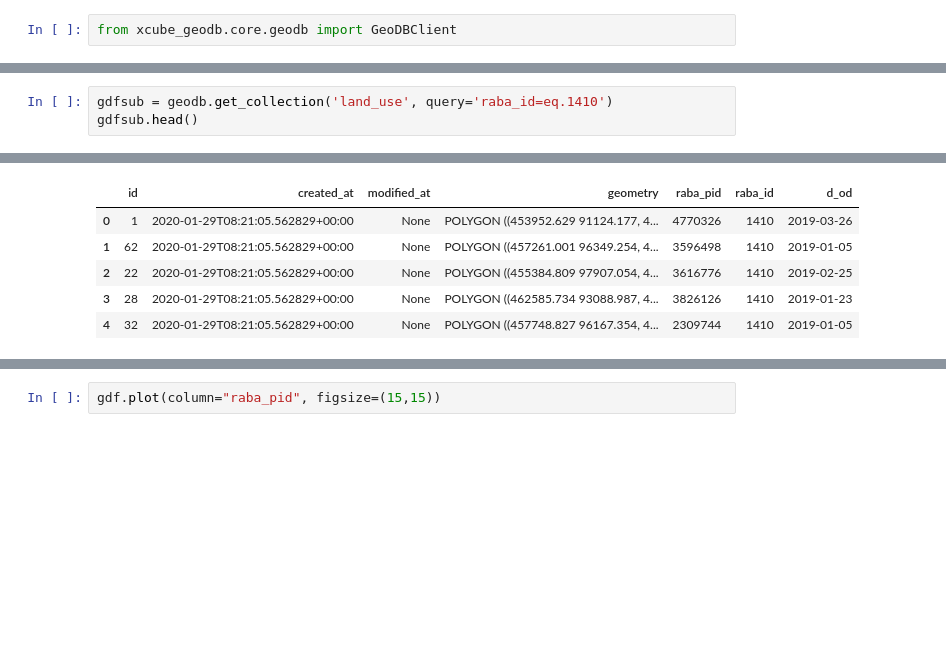
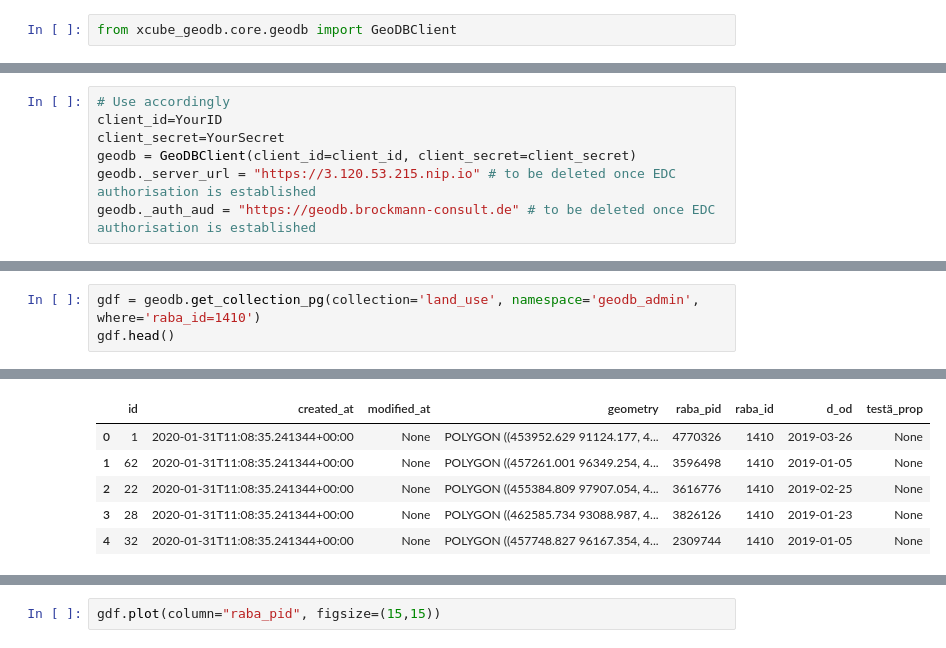
Before and after one commit to xcube-dev/xcube-geodb, a Jupyter notebook: notebooks/geodb_explore_datasets.ipynb, the cells around one changed output, grey strips where cells are left out. Cells and saved outputs as stored; diff of their text form; blank space fills up the shorter version.

```diff
--- a/notebooks/geodb_explore_datasets.ipynb
+++ b/notebooks/geodb_explore_datasets.ipynb
@@ -26,0 +26,7 @@ geodb.whoami
+# %%
+# Use accordingly
+client_id=YourID
+client_secret=YourSecret
+geodb = GeoDBClient(client_id=client_id, client_secret=client_secret)
+geodb._server_url = "https://3.120.53.215.nip.io" # to be deleted once EDC authorisation is established
+geodb._auth_aud = "https://geodb.brockmann-consult.de" # to be deleted once EDC authorisation is established
@@ -65,4 +137,4 @@ __Step 5__: Subselect the data. Here: Select a specific use
 # %%
-gdfsub = geodb.get_collection('land_use', query='raba_id=eq.1410')
-gdfsub.head()
+gdf = geodb.get_collection_pg(collection='land_use', namespace='geodb_admin', where='raba_id=1410')
+gdf.head()
 # %% [output]
@@ -69,6 +146,6 @@ gdfsub.head()
-|  | id | created_at | modified_at | geometry | raba_pid | raba_id | d_od |
-| 0 | 1 | 2020-01-29T08:21:05.562829+00:00 | None | POLYGON ((453952.629 91124.177, 4... | 4770326 | 1410 | 2019-03-26 |
-| 1 | 62 | 2020-01-29T08:21:05.562829+00:00 | None | POLYGON ((457261.001 96349.254, 4... | 3596498 | 1410 | 2019-01-05 |
-| 2 | 22 | 2020-01-29T08:21:05.562829+00:00 | None | POLYGON ((455384.809 97907.054, 4... | 3616776 | 1410 | 2019-02-25 |
-| 3 | 28 | 2020-01-29T08:21:05.562829+00:00 | None | POLYGON ((462585.734 93088.987, 4... | 3826126 | 1410 | 2019-01-23 |
-| 4 | 32 | 2020-01-29T08:21:05.562829+00:00 | None | POLYGON ((457748.827 96167.354, 4... | 2309744 | 1410 | 2019-01-05 |
+|  | id | created_at | modified_at | geometry | raba_pid | raba_id | d_od | testä_prop |
+| 0 | 1 | 2020-01-31T11:08:35.241344+00:00 | None | POLYGON ((453952.629 91124.177, 4... | 4770326 | 1410 | 2019-03-26 | None |
+| 1 | 62 | 2020-01-31T11:08:35.241344+00:00 | None | POLYGON ((457261.001 96349.254, 4... | 3596498 | 1410 | 2019-01-05 | None |
+| 2 | 22 | 2020-01-31T11:08:35.241344+00:00 | None | POLYGON ((455384.809 97907.054, 4... | 3616776 | 1410 | 2019-02-25 | None |
+| 3 | 28 | 2020-01-31T11:08:35.241344+00:00 | None | POLYGON ((462585.734 93088.987, 4... | 3826126 | 1410 | 2019-01-23 | None |
+| 4 | 32 | 2020-01-31T11:08:35.241344+00:00 | None | POLYGON ((457748.827 96167.354, 4... | 2309744 | 1410 | 2019-01-05 | None |
```
Also changed, not shown: parts of 33 cells of this notebook.
